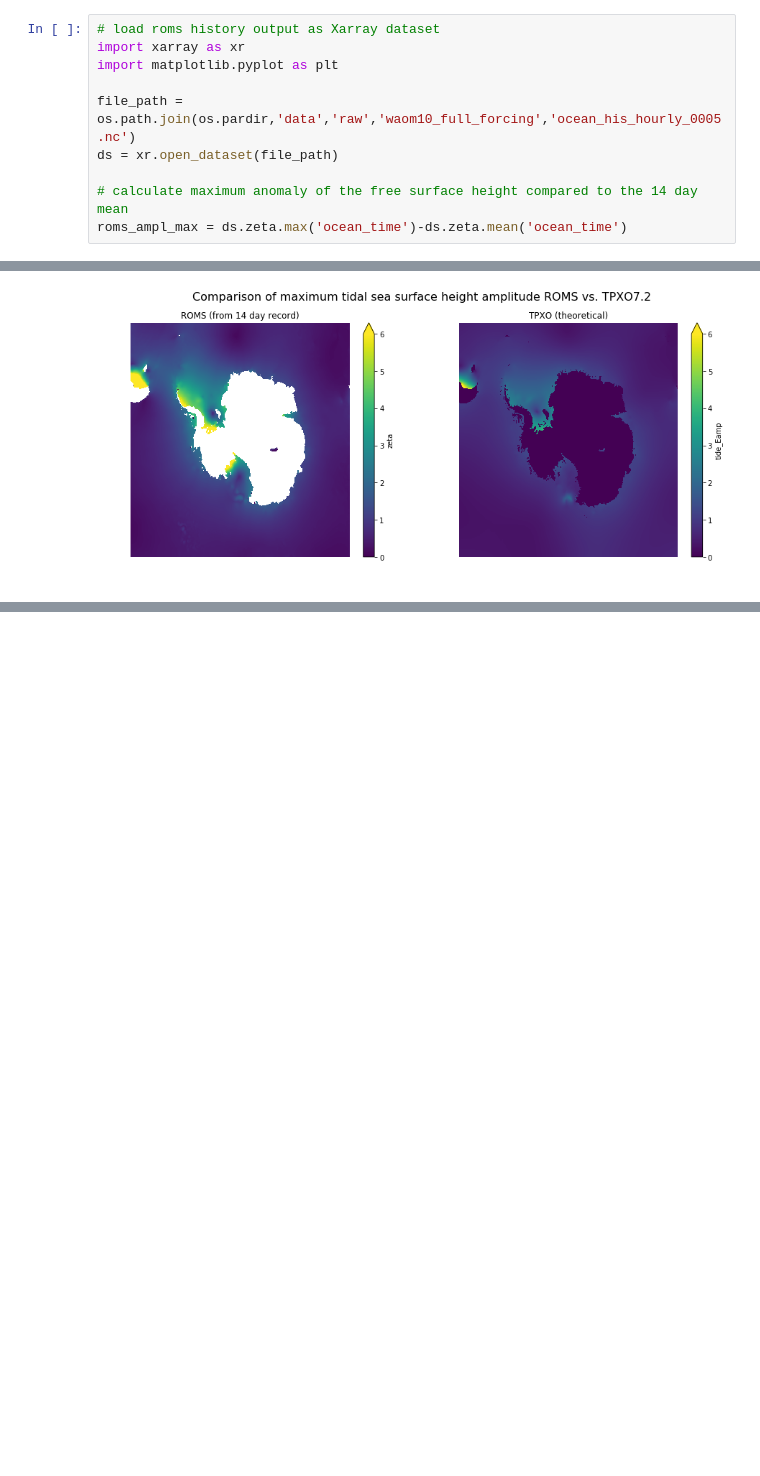
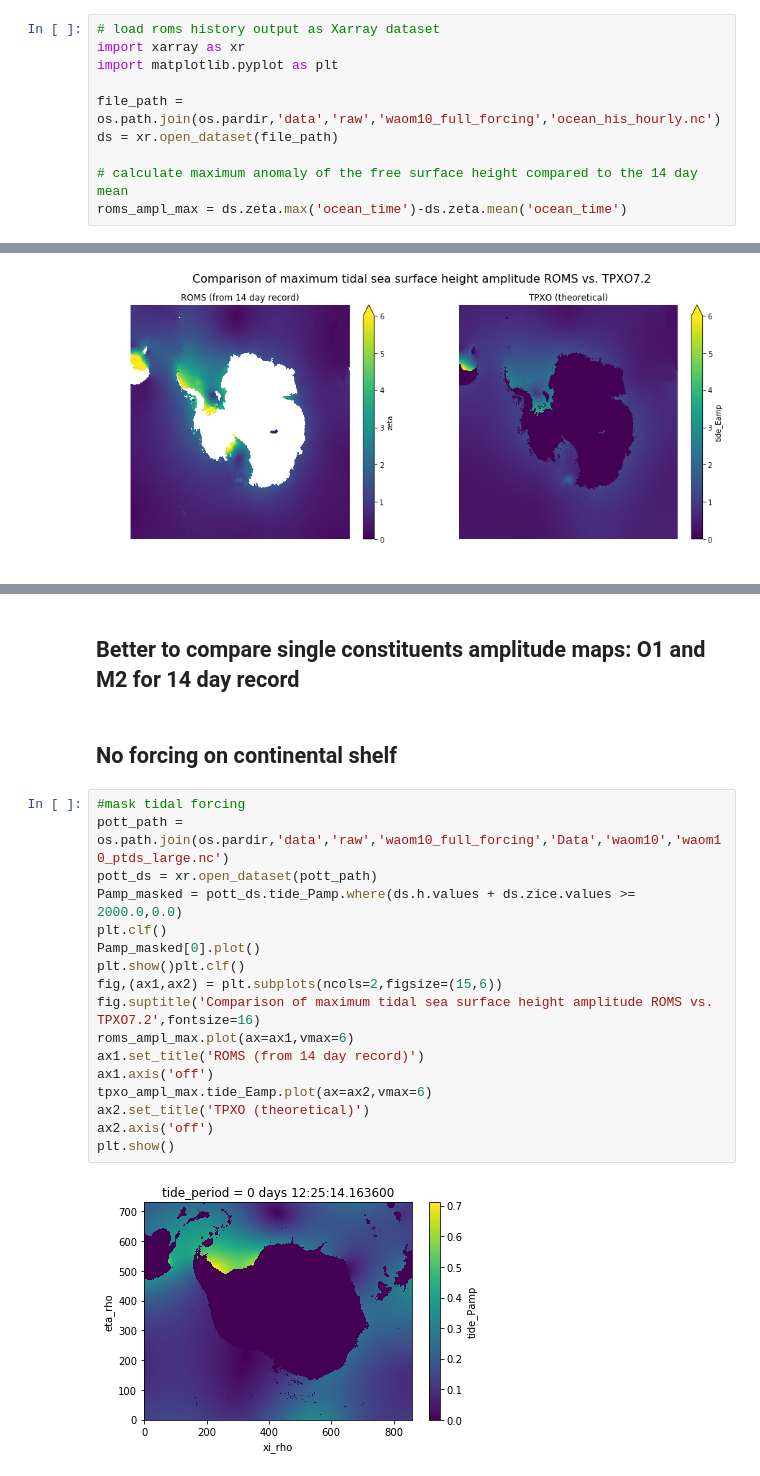
Before and after one commit to kuechenrole/tidal_melting, a Jupyter notebook: notebooks/0.3-kuechenrole-tides_evaluation.ipynb, the cells around one changed output, grey strips where cells are left out. Cells and saved outputs as stored; diff of their text form; blank space fills up the shorter version.

```diff
--- a/notebooks/0.3-kuechenrole-tides_evaluation.ipynb
+++ b/notebooks/0.3-kuechenrole-tides_evaluation.ipynb
@@ -7,7 +7,7 @@ What I try do achive is a comparison of maximum tidal amplitude from ROMS agains
 import xarray as xr
 import matplotlib.pyplot as plt
 
-file_path = os.path.join(os.pardir,'data','raw','waom10_full_forcing','ocean_his_hourly_0005.nc')
+file_path = os.path.join(os.pardir,'data','raw','waom10_full_forcing','ocean_his_hourly.nc')
 ds = xr.open_dataset(file_path)
 
 # calculate maximum anomaly of the free surface height compared to the 14 day mean
@@ -36,0 +41,23 @@ plt.show()
+# %% [markdown]
+## Better to compare single constituents amplitude maps: O1 and M2 for 14 day record
+# %% [markdown]
+## No forcing on continental shelf
+# %%
+#mask tidal forcing
+pott_path = os.path.join(os.pardir,'data','raw','waom10_full_forcing','Data','waom10','waom10_ptds_large.nc')
+pott_ds = xr.open_dataset(pott_path)
+Pamp_masked = pott_ds.tide_Pamp.where(ds.h.values + ds.zice.values >= 2000.0,0.0)
+plt.clf()
+Pamp_masked[0].plot()
+plt.show()plt.clf()
+fig,(ax1,ax2) = plt.subplots(ncols=2,figsize=(15,6))
+fig.suptitle('Comparison of maximum tidal sea surface height amplitude ROMS vs. TPXO7.2',fontsize=16)
+roms_ampl_max.plot(ax=ax1,vmax=6)
+ax1.set_title('ROMS (from 14 day record)')
+ax1.axis('off')
+tpxo_ampl_max.tide_Eamp.plot(ax=ax2,vmax=6)
+ax2.set_title('TPXO (theoretical)')
+ax2.axis('off')
+plt.show()
+# %% [output]
+[figure, added]
```
Also changed, not shown: parts of 4 cells of this notebook, 4 other files.
